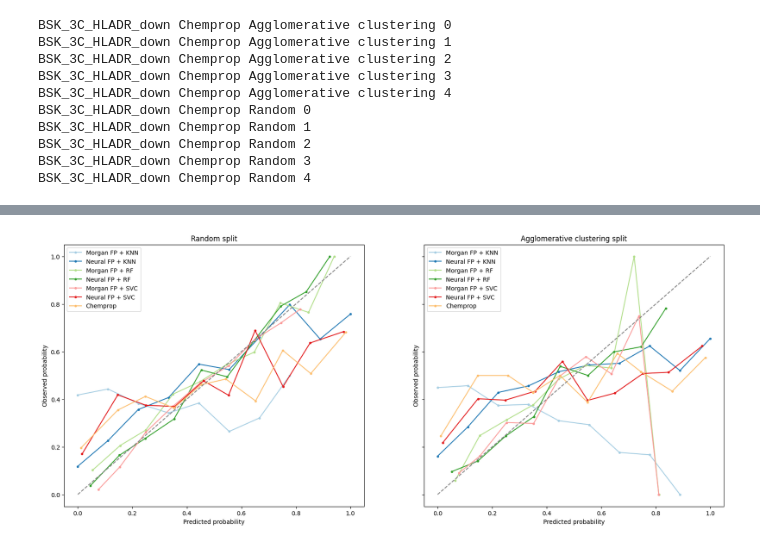
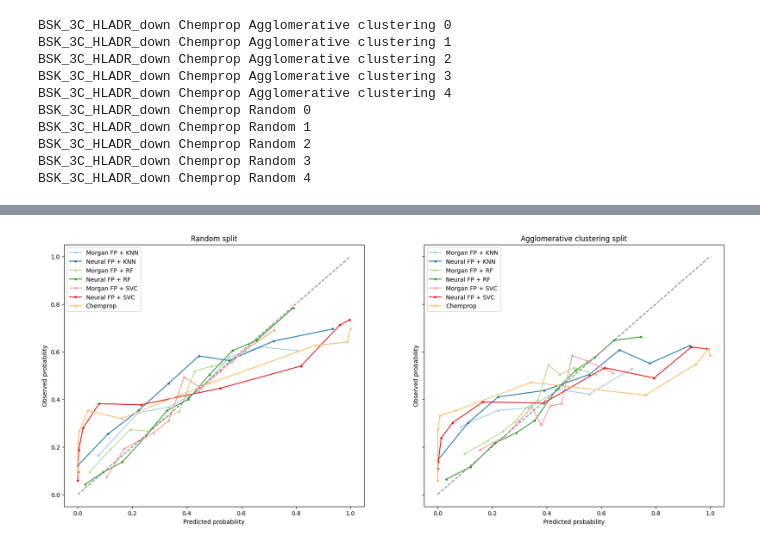
Before and after one commit to basf/neural-fingerprint-uncertainty, a Jupyter notebook: Notebooks/compare_models.ipynb, the cells around one changed output, grey strips where cells are left out. Drawn from its saved outputs; the diff is of its cells as text; code cells hidden in the pictures.

```diff
--- a/Notebooks/compare_models.ipynb
+++ b/Notebooks/compare_models.ipynb
@@ -74,6 +123,6 @@ count_df
 # %%
 endpoint_morgan_prediction_df = pd.read_csv(
-    prediction_folder / f"test_set_predictions_{analyzed_endpoint}.tsv.gz",
+    prediction_folder / f"morgan_fingerprint_predictions_{analyzed_endpoint}.tsv.gz",
     sep="\t",
 )
 endpoint_morgan_prediction_df["encoding"] = "Morgan FP"
@@ -148,21 +197,22 @@ axs[1].set_title("Agglomerative clustering split");
-# %%
-fig, axs = plt.subplots(figsize=(20,8), ncols=2, sharey=True)
-name2ax_dict = {"Random": 0, "Agglomerative clustering": 1}
-for model, color in model_color.items():
-    for split in endpoint_prediction_df["Split strategy"].unique():
-        iter_df = endpoint_prediction_df.query("`Model name`==@model & `Split strategy` == @split")
-        prob_true, prob_pred = calibration_curve(iter_df["label"], iter_df["proba"], n_bins=10)
-        ax = axs[name2ax_dict[split]]
-        ax.plot(prob_pred, prob_true, label=model, marker=".", color=color)
-axs[0].plot((0,1), (0,1), ls="--", color="gray")
-axs[1].plot((0,1), (0,1), ls="--", color="gray")
-axs[0].legend()
-axs[1].legend()
-axs[0].set_xlabel("Predicted probability")
-axs[1].set_xlabel("Predicted probability")
-axs[0].set_ylabel("Observed probability")
-axs[1].set_ylabel("Observed probability")
-axs[0].set_title("Random split")
-axs[1].set_title("Agglomerative clustering split");
-# %% [output]
-[figure, removed]
+# %%
+fig, axs = plt.subplots(figsize=(20,8), ncols=2, sharey=True)
+name2ax_dict = {"Random": 0, "Agglomerative clustering": 1}
+for model, color in model_color.items():
+    for split in endpoint_prediction_df["Split strategy"].unique():
+        iter_df = endpoint_prediction_df.query("`Model name`==@model & `Split strategy` == @split")
+        prob_true, prob_pred = calibration_curve(iter_df["label"], iter_df["proba"], n_bins=10, strategy="quantile")
+        bs = brier_score_loss(iter_df["label"], iter_df["proba"])
+        ax = axs[name2ax_dict[split]]
+        ax.plot(prob_pred, prob_true, label=f"{model}", marker=".", color=color)
+axs[0].plot((0,1), (0,1), ls="--", color="gray")
+axs[1].plot((0,1), (0,1), ls="--", color="gray")
+axs[0].legend()
+axs[1].legend()
+axs[0].set_xlabel("Predicted probability")
+axs[1].set_xlabel("Predicted probability")
+axs[0].set_ylabel("Observed probability")
+axs[1].set_ylabel("Observed probability")
+axs[0].set_title("Random split")
+axs[1].set_title("Agglomerative clustering split");
+# %% [output]
+[figure, added]
```
Also changed, not shown: parts of 11 cells of this notebook.
